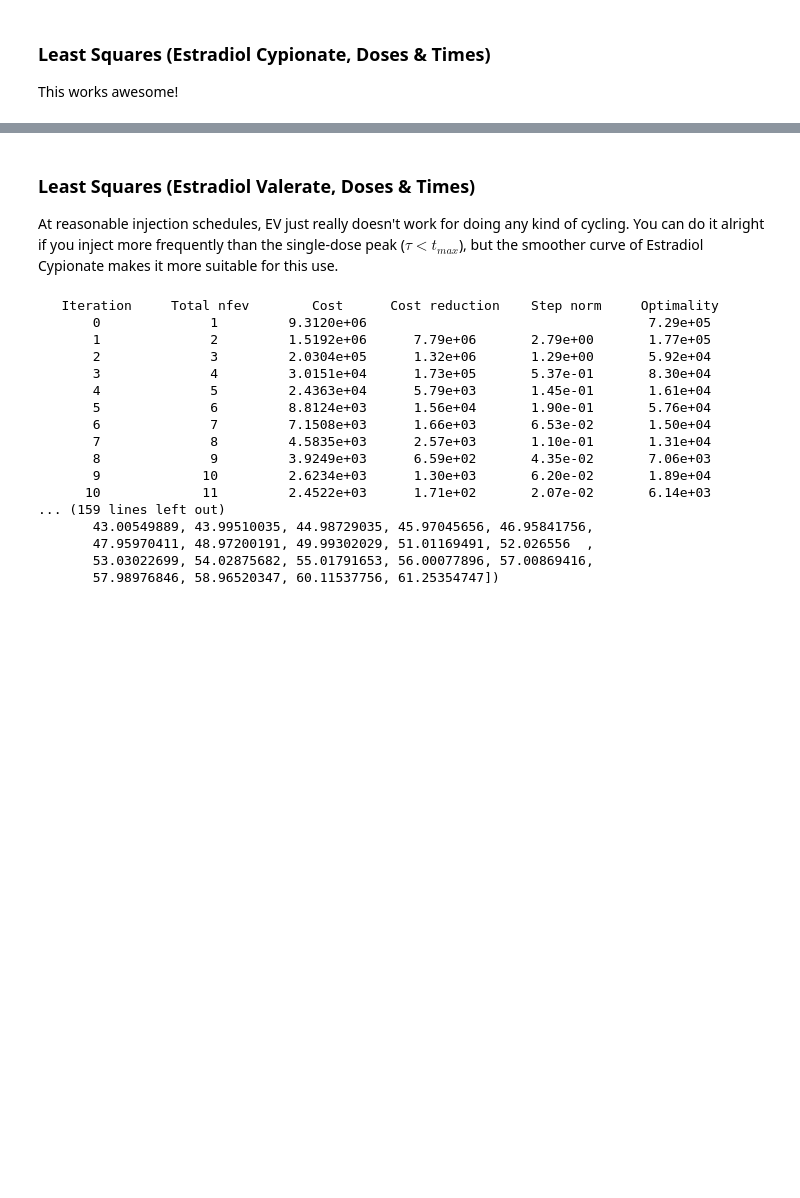
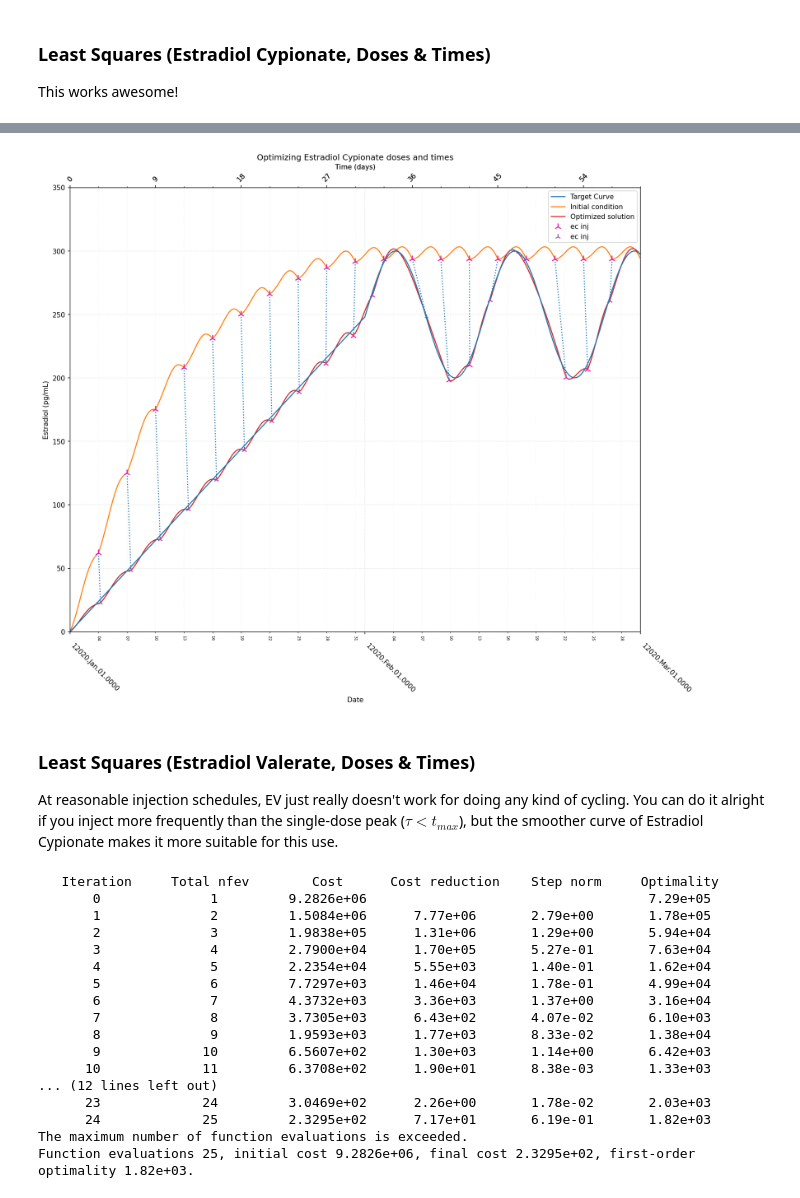
Before and after one commit to tiliaqt/transkit, a Jupyter notebook: Cycles.ipynb, the cells around one changed output, grey strips where cells are left out. Cells and saved outputs as stored; diff of their text form; code cells hidden in the pictures; blank space fills up the shorter version.

```diff
--- a/Cycles.ipynb
+++ b/Cycles.ipynb
@@ -232,14 +253,15 @@ dtype: object
 
 This works awesome!
 # %%
-injections = injectio.createInjectionsCycle("ec", 62.0, '3D')
-X0, bounds = createInitialAndBounds(injections, max_dose=5.0, time_bounds='midpoints')
-result = least_squares(fDosesAndTimes, X0,
-                       args=("ec", target_x, target_y),
-                       xtol=None,
-                       bounds=bounds,
-                       max_nfev=30,
-                       verbose=2)
-print(result)
+sine_results["ec_doses_and_times"] = initializeRun(
+    injectio.createInjectionsCycle("ec", 62.0, '3D', start_date="2020"),
+    sine_target_x, sine_target_y,
+    max_dose=5.0,
+    time_bounds='midpoints')
+runLeastSquares(
+    sine_results["ec_doses_and_times"],
+    xtol=None,
+    max_nfev=30,
+    verbose=2);
 # %% [output]
    Iteration     Total nfev        Cost      Cost reduction    Step norm     Optimality
@@ -324,0 +284,10 @@ dtype: object
+# %%
+injectio.startPlot()
+plt.title('Optimizing Estradiol Cypionate doses and times')
+plt.ylim(bottom=0, top=350)
+plt.yticks(range(0, 351, 50))
+plotOptimizationRun(sine_results["ec_doses_and_times"])
+
+with pd.option_context("display.float_format", "{:10,.3f}".format):
+    print("Optimized Injections:\n", sine_results["ec_doses_and_times"]["injections_optim"])
+# %% [output]
@@ -325,31 +311,33 @@ dtype: object
+[figure, added]
 # %% [markdown]
 ### Least Squares (Estradiol Valerate, Doses & Times)
 
 At reasonable injection schedules, EV just really doesn't work for doing any kind of cycling. You can do it alright if you inject more frequently than the single-dose peak ($\tau \lt t_{max}$), but the smoother curve of Estradiol Cypionate makes it more suitable for this use.
 # %%
-injections = injectio.createInjectionsCycle("ev", 62.0, '1D')
-X0, bounds = createInitialAndBounds(injections, max_dose=5.0, time_bounds='midpoints')
-result = least_squares(fDosesAndTimes, X0,
-                       args=("ev", target_x, target_y),
-                       bounds=bounds,
-                       max_nfev=25,
-                       verbose=2)
-print(result)
+sine_results["ev_doses_and_times"] = initializeRun(
+    injectio.createInjectionsCycle("ev", 62.0, '1D', start_date="2020"),
+    sine_target_x, sine_target_y,
+    max_dose=5.0,
+    time_bounds='midpoints')
+runLeastSquares(
+    sine_results["ev_doses_and_times"],
+    max_nfev=25,
+    verbose=2);
 # %% [output]
    Iteration     Total nfev        Cost      Cost reduction    Step norm     Optimality
-       0              1         9.3120e+06                                    7.29e+05
-       1              2         1.5192e+06      7.79e+06       2.79e+00       1.77e+05
-       2              3         2.0304e+05      1.32e+06       1.29e+00       5.92e+04
-       3              4         3.0151e+04      1.73e+05       5.37e-01       8.30e+04
-       4              5         2.4363e+04      5.79e+03       1.45e-01       1.61e+04
-       5              6         8.8124e+03      1.56e+04       1.90e-01       5.76e+04
-       6              7         7.1508e+03      1.66e+03       6.53e-02       1.50e+04
-       7              8         4.5835e+03      2.57e+03       1.10e-01       1.31e+04
-       8              9         3.9249e+03      6.59e+02       4.35e-02       7.06e+03
-       9             10         2.6234e+03      1.30e+03       6.20e-02       1.89e+04
-      10             11         2.4522e+03      1.71e+02       2.07e-02       6.14e+03
-... (159 lines left out)
-       43.00549889, 43.99510035, 44.98729035, 45.97045656, 46.95841756,
-       47.95970411, 48.97200191, 49.99302029, 51.01169491, 52.026556  ,
-       53.03022699, 54.02875682, 55.01791653, 56.00077896, 57.00869416,
-       57.98976846, 58.96520347, 60.11537756, 61.25354747])
+       0              1         9.2826e+06                                    7.29e+05
+       1              2         1.5084e+06      7.77e+06       2.79e+00       1.78e+05
+       2              3         1.9838e+05      1.31e+06       1.29e+00       5.94e+04
+       3              4         2.7900e+04      1.70e+05       5.27e-01       7.63e+04
+       4              5         2.2354e+04      5.55e+03       1.40e-01       1.62e+04
+       5              6         7.7297e+03      1.46e+04       1.78e-01       4.99e+04
+       6              7         4.3732e+03      3.36e+03       1.37e+00       3.16e+04
+       7              8         3.7305e+03      6.43e+02       4.07e-02       6.10e+03
+       8              9         1.9593e+03      1.77e+03       8.33e-02       1.38e+04
+       9             10         6.5607e+02      1.30e+03       1.14e+00       6.42e+03
+      10             11         6.3708e+02      1.90e+01       8.38e-03       1.33e+03
+... (12 lines left out)
+      23             24         3.0469e+02      2.26e+00       1.78e-02       2.03e+03
+      24             25         2.3295e+02      7.17e+01       6.19e-01       1.82e+03
+The maximum number of function evaluations is exceeded.
+Function evaluations 25, initial cost 9.2826e+06, final cost 2.3295e+02, first-order optimality 1.82e+03.
```
Also changed, not shown: parts of 25 cells of this notebook, 1 other file.
